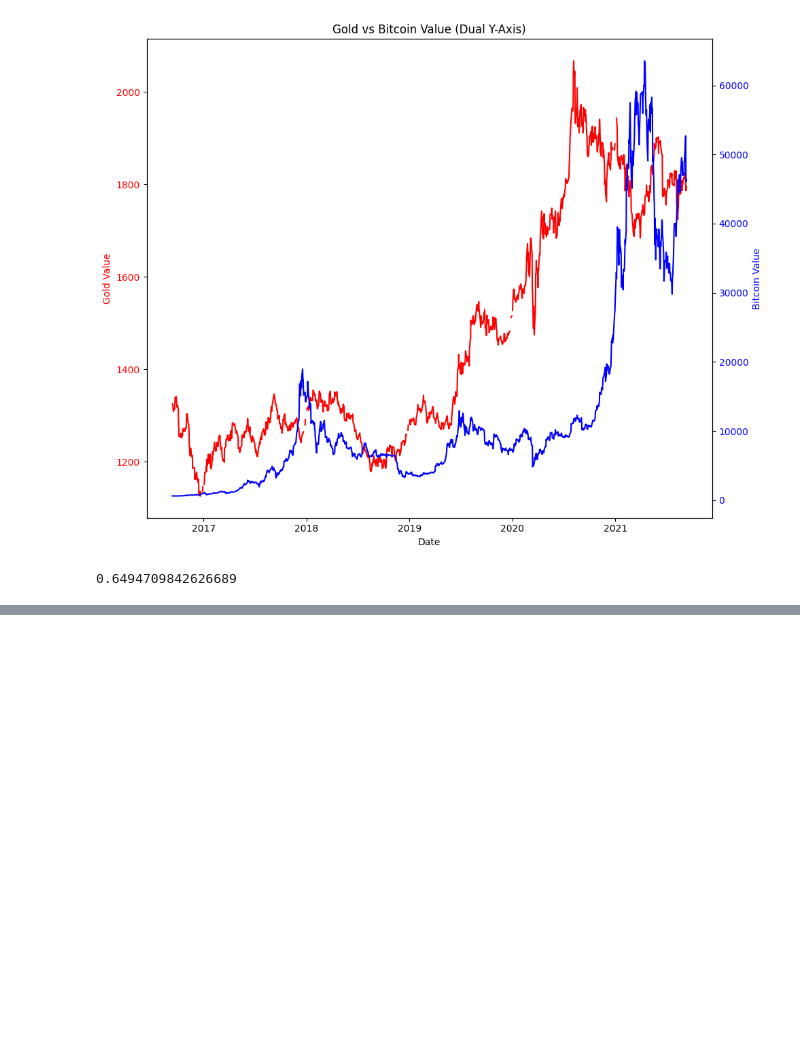
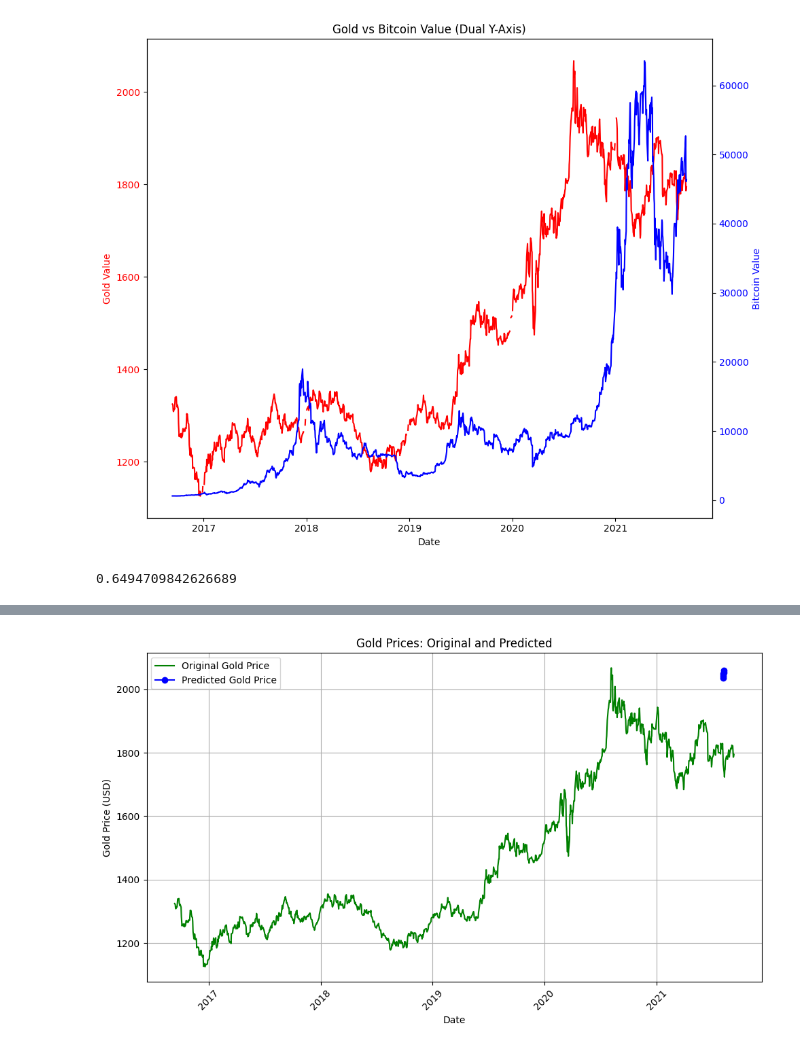
Before and after one commit to magriffy/Portfolio_Data_Analytics, a Jupyter notebook: GoldvsBitCoin/Analysis.ipynb, the cells around one changed output, grey strips where cells are left out. Cells and saved outputs as stored; diff of their text form; code cells hidden in the pictures; blank space fills up the shorter version.

```diff
--- a/GoldvsBitCoin/Analysis.ipynb
+++ b/GoldvsBitCoin/Analysis.ipynb
@@ -132,0 +212,19 @@ print(corr_gd_bc)
+# %%
+plt.figure(figsize=(10, 6))
+
+# Plot original values (using the 'Value1' column for gold prices)
+plt.plot(merged_df['Date'], merged_df['Value1'], label='Original Gold Price', color='g')
+
+# Plot predicted values for the future
+plt.plot(future_predictions['Date'], future_predictions['Predicted_Gold_Price'], marker='o', label='Predicted Gold Price', color='b')
+
+plt.title('Gold Prices: Original and Predicted')
+plt.xlabel('Date')
+plt.ylabel('Gold Price (USD)')
+plt.xticks(rotation=45)
+plt.grid(True)
+plt.legend()
+plt.tight_layout()
+plt.show()
+# %% [output]
+[figure, added]
```
Also changed, not shown: parts of 3 cells of this notebook, 1 other file.
